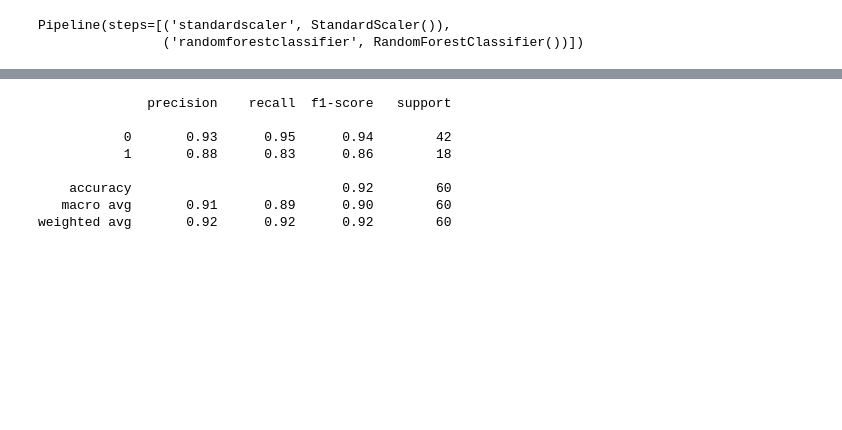
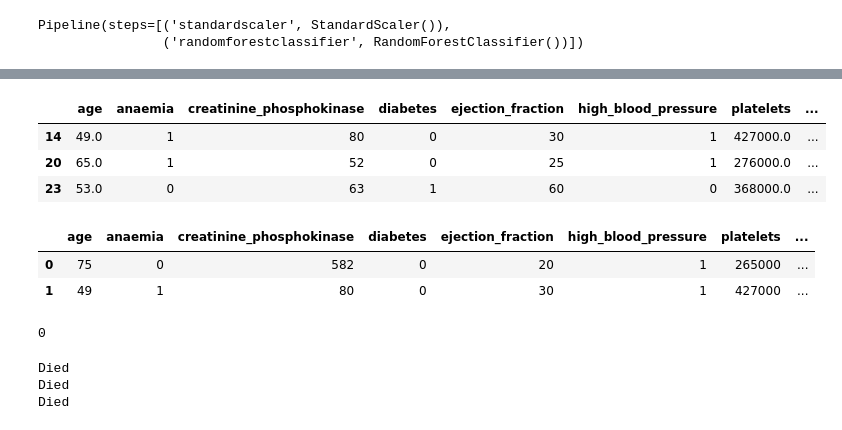
Before and after one commit to 5peedDem0n/H8_Batch_3, a Jupyter notebook: finalProject_3/PYTN_KampusMerdeka_fp3_Kelompok1_PYTN-KS10.ipynb, the cells around one changed output, grey strips where cells are left out. Cells and saved outputs as stored; diff of their text form; code cells hidden in the pictures; blank space fills up the shorter version.

```diff
--- a/finalProject_3/PYTN_KampusMerdeka_fp3_Kelompok1_PYTN-KS10.ipynb
+++ b/finalProject_3/PYTN_KampusMerdeka_fp3_Kelompok1_PYTN-KS10.ipynb
@@ -142,0 +275,7 @@ pipe.score(X_test, y_test)
+# %%
+df[df.DEATH_EVENT == 0].head(3)
+# %% [output]
+|  | age | anaemia | creatinine_phosphokinase | diabetes | ejection_fraction | high_blood_pressure | platelets | ... |
+| 14 | 49.0 | 1 | 80 | 0 | 30 | 1 | 427000.0 | ... |
+| 20 | 65.0 | 1 | 52 | 0 | 25 | 1 | 276000.0 | ... |
+| 23 | 53.0 | 0 | 63 | 1 | 60 | 0 | 368000.0 | ... |
@@ -143 +288,27 @@ pipe.score(X_test, y_test)
+# %%
+df_data = pd.DataFrame([new_data_died, new_data_lived], columns=columns)
+df_data
+# %% [output]
+|  | age | anaemia | creatinine_phosphokinase | diabetes | ejection_fraction | high_blood_pressure | platelets | ... |
+| 0 | 75 | 0 | 582 | 0 | 20 | 1 | 265000 | ... |
+| 1 | 49 | 1 | 80 | 0 | 30 | 1 | 427000 | ... |
+# %%
+pipe_RF.predict(df_data)[1]
+# %% [output]
+0
+# %%
+output = {0:'Lived',1:'Died'}
+
+# LogisticRegression
+print(output[pipe_LR.predict(df_data)[0]])
+
+# RandomForest
+print(output[pipe_RF.predict(df_data)[0]])
+
+# DecisionTree
+print(output[pipe_DT.predict(df_data)[0]])
+# %% [output]
+Died
+Died
+Died
 # %%
@@ -146,12 +317,0 @@ with open('pipeline.pkl', 'wb') as f:
-# %%
-y_pred = pipe.predict(X_test)
-print(classification_report(y_test, y_pred))
-# %% [output]
-              precision    recall  f1-score   support
-
-           0       0.93      0.95      0.94        42
-           1       0.88      0.83      0.86        18
-
-    accuracy                           0.92        60
-   macro avg       0.91      0.89      0.90        60
-weighted avg       0.92      0.92      0.92        60
```
Also changed, not shown: parts of 25 cells of this notebook, 7 other files.
